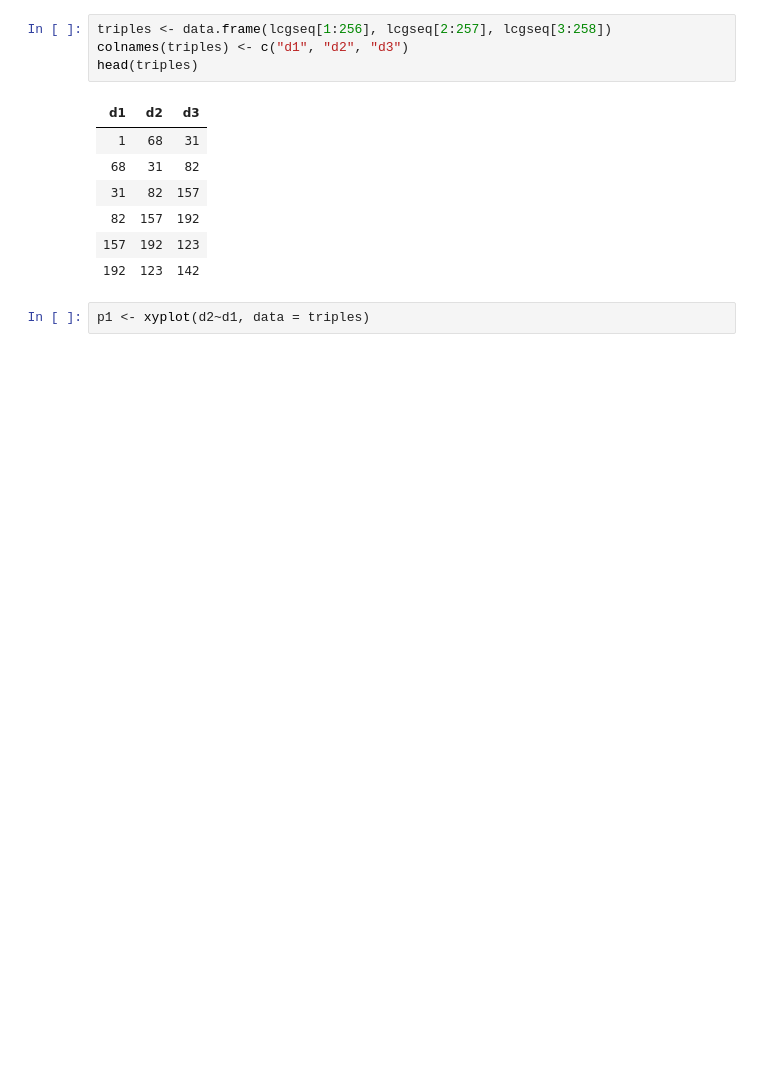
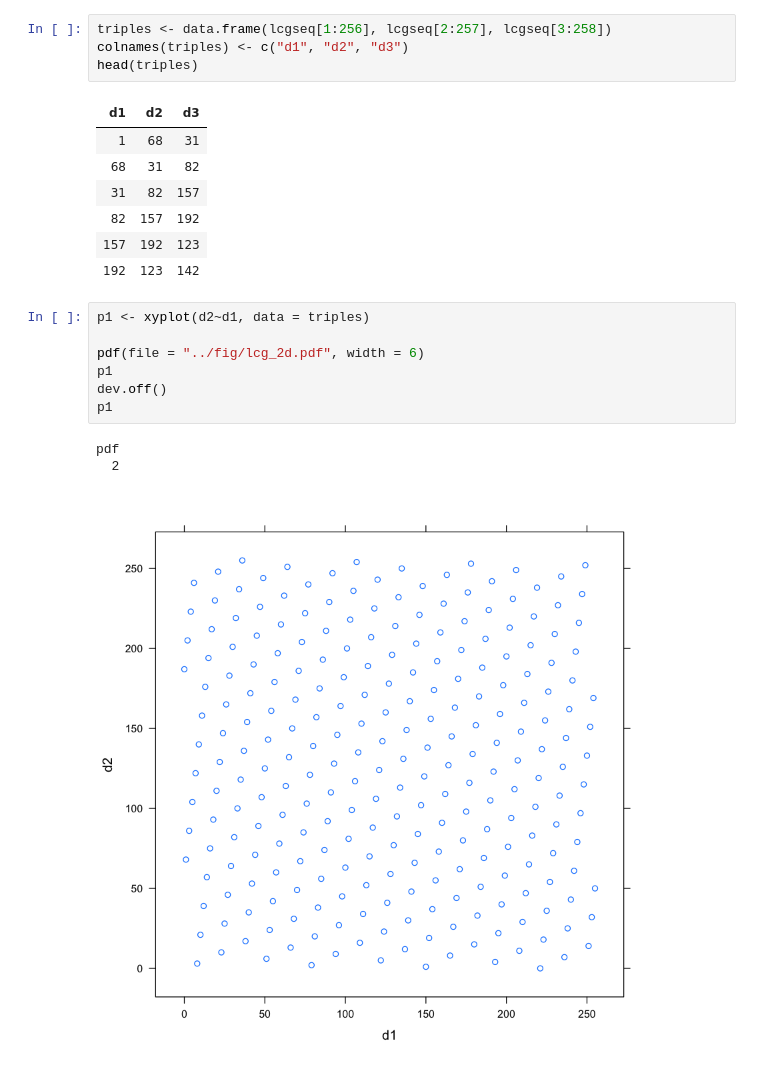
Before and after one commit to kellieotto/prng-slides, a Jupyter notebook: code/prng-test-demos.ipynb, the cells around one changed output. Cells and saved outputs as stored; diff of their text form; blank space fills up the shorter version.

```diff
--- a/code/prng-test-demos.ipynb
+++ b/code/prng-test-demos.ipynb
@@ -51,5 +45,14 @@ head(triples)
 | 192 | 123 | 142 |
 # %%
 p1 <- xyplot(d2~d1, data = triples)
+
+pdf(file = "../fig/lcg_2d.pdf", width = 6)
+p1
+dev.off()
+p1
+# %% [output]
+pdf
+  2
+[figure, added]
 # %%
 p2 <- cloud(d3~d1*d2, data = triples)
```
Also changed, not shown: parts of 4 cells of this notebook, 10 other files.
